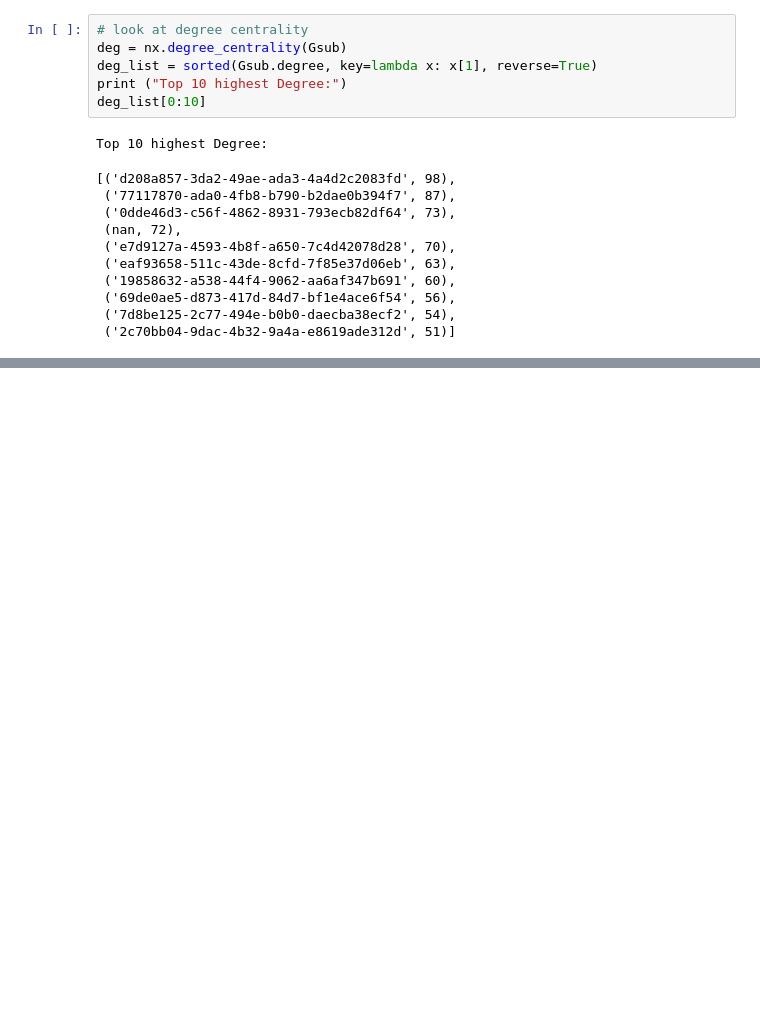
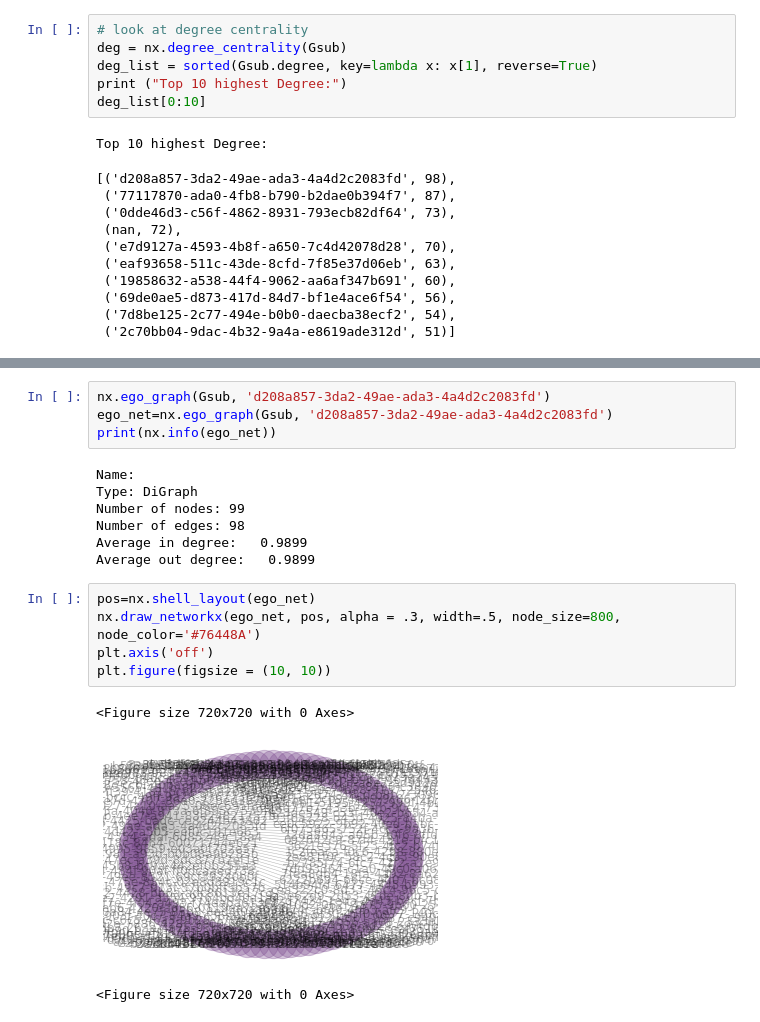
Before and after one commit to mharrisonbaker/DATA620, a Jupyter notebook: Academic_Citation_Graph_Data620final_draft.ipynb, the cells around one changed output, grey strips where cells are left out. Cells and saved outputs as stored; diff of their text form; blank space fills up the shorter version.

```diff
--- a/Academic_Citation_Graph_Data620final_draft.ipynb
+++ b/Academic_Citation_Graph_Data620final_draft.ipynb
@@ -511,0 +522,20 @@ plt.show()
+# %%
+nx.ego_graph(Gsub, 'd208a857-3da2-49ae-ada3-4a4d2c2083fd')
+ego_net=nx.ego_graph(Gsub, 'd208a857-3da2-49ae-ada3-4a4d2c2083fd')
+print(nx.info(ego_net))
+# %% [output]
+Name:
+Type: DiGraph
+Number of nodes: 99
+Number of edges: 98
+Average in degree:   0.9899
+Average out degree:   0.9899
+# %%
+pos=nx.shell_layout(ego_net)
+nx.draw_networkx(ego_net, pos, alpha = .3, width=.5, node_size=800, node_color='#76448A')
+plt.axis('off')
+plt.figure(figsize = (10, 10))
+# %% [output]
+<Figure size 720x720 with 0 Axes>
+[figure, added]
+<Figure size 720x720 with 0 Axes>
```
Also changed, not shown: parts of 18 cells of this notebook.
